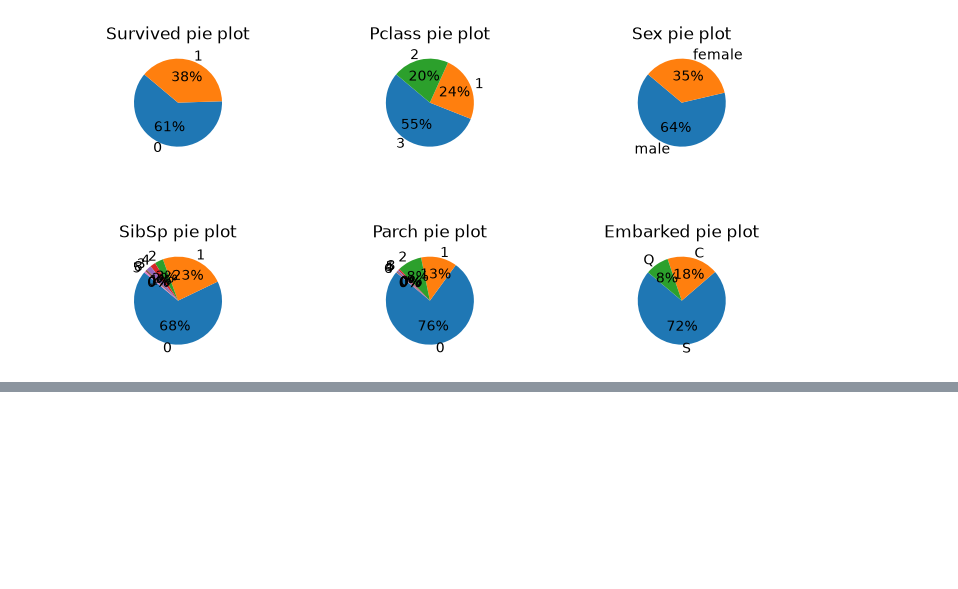
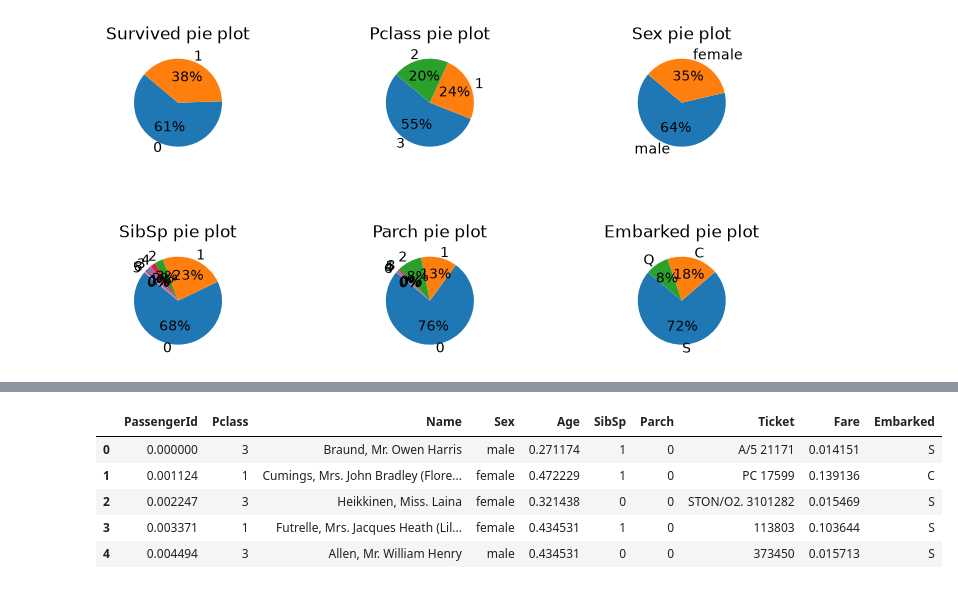
Before and after one commit to Anas8709/CA-R5-S2S2-AI, a Jupyter notebook: src/DA/workshop/preprocessing.ipynb, the cells around one changed output, grey strips where cells are left out. Drawn from its saved outputs; the diff is of its cells as text; code cells hidden in the pictures; blank space fills up the shorter version.

```diff
--- a/src/DA/workshop/preprocessing.ipynb
+++ b/src/DA/workshop/preprocessing.ipynb
@@ -58,0 +108,16 @@ plt.show()
+# %%
+num_cols = df.select_dtypes(include="number").columns
+# %%
+from sklearn.preprocessing import MinMaxScaler
+scaler = MinMaxScaler()
+scaler.fit(x[num_cols])
+x[num_cols] = scaler.transform(x[num_cols])
+# %%
+x.head()
+# %% [output]
+|  | PassengerId | Pclass | Name | Sex | Age | SibSp | Parch | Ticket | Fare | Embarked |
+| 0 | 0.000000 | 3 | Braund, Mr. Owen Harris | male | 0.271174 | 1 | 0 | A/5 21171 | 0.014151 | S |
+| 1 | 0.001124 | 1 | Cumings, Mrs. John Bradley (Flore... | female | 0.472229 | 1 | 0 | PC 17599 | 0.139136 | C |
+| 2 | 0.002247 | 3 | Heikkinen, Miss. Laina | female | 0.321438 | 0 | 0 | STON/O2. 3101282 | 0.015469 | S |
+| 3 | 0.003371 | 1 | Futrelle, Mrs. Jacques Heath (Lil... | female | 0.434531 | 1 | 0 | 113803 | 0.103644 | S |
+| 4 | 0.004494 | 3 | Allen, Mr. William Henry | male | 0.434531 | 0 | 0 | 373450 | 0.015713 | S |
```
Also changed, not shown: parts of 7 cells of this notebook, 1 other file.
